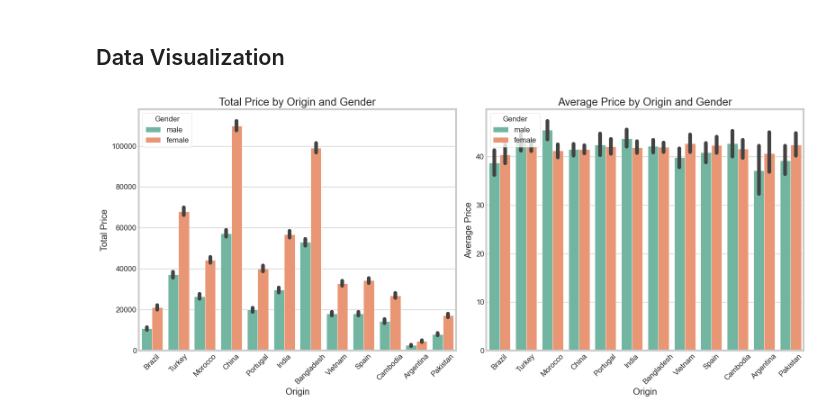
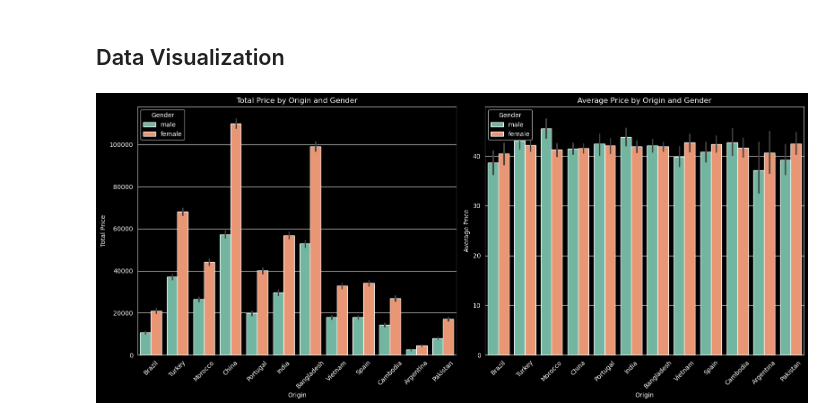
Before and after one commit to sumeet-016/Business-Sales-Data-Analysis-and-Prediction, a Jupyter notebook: DataAnalysis.ipynb, the cells around one changed output. Drawn from its saved outputs; the diff is of its cells as text; code cells hidden in the pictures.

```diff
--- a/DataAnalysis.ipynb
+++ b/DataAnalysis.ipynb
@@ -191,8 +191,6 @@ data.head()
 import matplotlib.pyplot as plt
 import seaborn as sns
 import numpy as np
-
-sns.set_style("whitegrid")
 
 plt.figure(figsize=(16, 7))
 
@@ -204,31 +202,31 @@ sns.barplot(
     hue='gender',
     estimator='sum',
     palette='Set2'
 )
 plt.title("Total Price by Origin and Gender")
 plt.xlabel("Origin")
 plt.ylabel("Total Price")
 plt.xticks(rotation=45)
 
 plt.legend(title="Gender", loc='upper left', bbox_to_anchor=(0, 1))
 
 plt.subplot(1, 2, 2)
 sns.barplot(
     data=data,
     x='origin',
     y='price',
     hue='gender',
     estimator='mean',
     palette='Set2'
 )
 plt.title("Average Price by Origin and Gender")
 plt.xlabel("Origin")
 plt.ylabel("Average Price")
 plt.xticks(rotation=45)
 
 plt.legend(title="Gender", loc='upper left', bbox_to_anchor=(0, 1))
 
 plt.tight_layout()
 plt.show()
 # %% [output]
-[figure, old version]
+[figure, new version]
```
Also changed, not shown: parts of 10 cells of this notebook, 2 other files.
